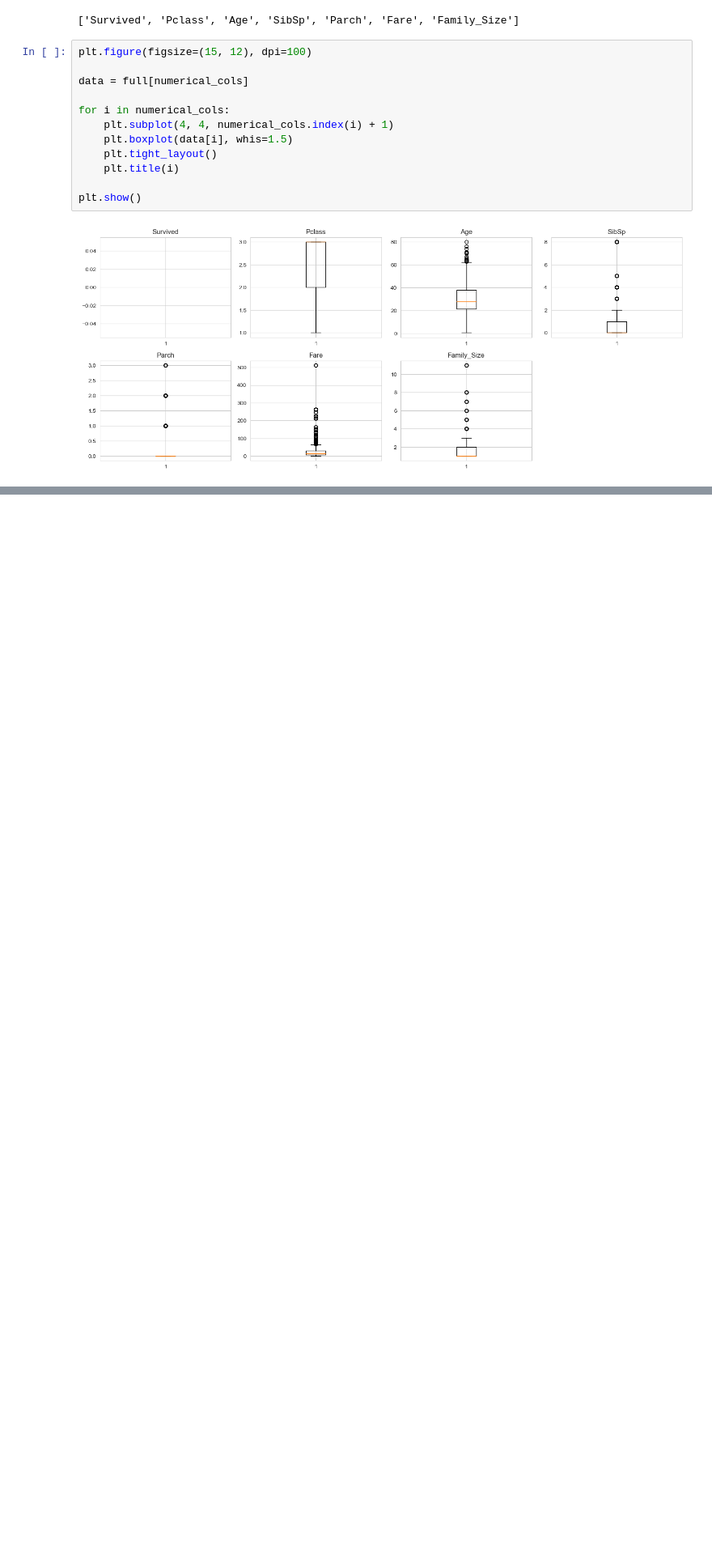
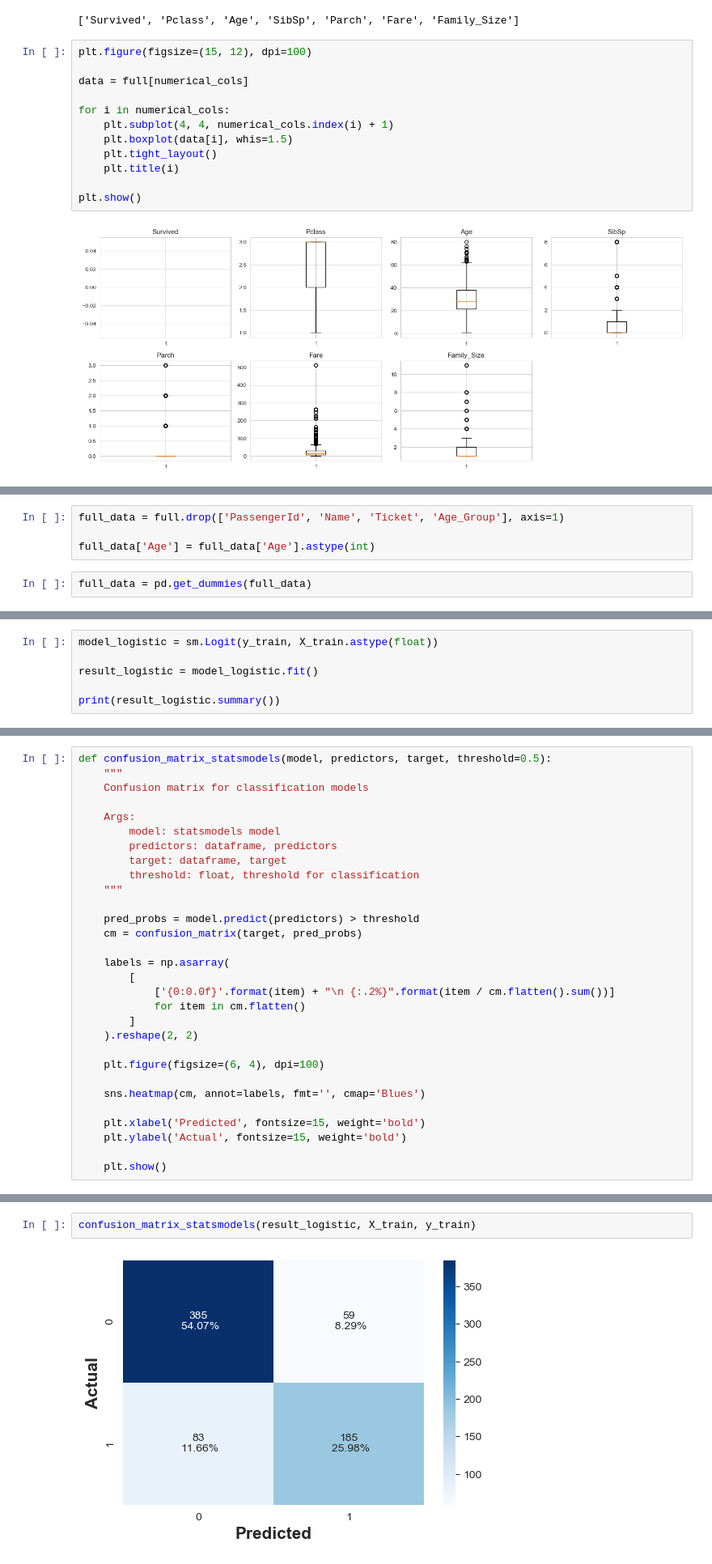
Before and after one commit to ArthurXia1031/Data_Science_Project, a Jupyter notebook: machine_learning/Supervised_Learning/Titanic/Titanic_ML.ipynb, the cells around one changed output, grey strips where cells are left out. Shown at 81% size. Cells and saved outputs as stored; diff of their text form; blank space fills up the shorter version.

```diff
--- a/machine_learning/Supervised_Learning/Titanic/Titanic_ML.ipynb
+++ b/machine_learning/Supervised_Learning/Titanic/Titanic_ML.ipynb
@@ -922,0 +991,6 @@ plt.show()
+# %%
+full_data = full.drop(['PassengerId', 'Name', 'Ticket', 'Age_Group'], axis=1)
+
+full_data['Age'] = full_data['Age'].astype(int)
+# %%
+full_data = pd.get_dummies(full_data)
@@ -922,0 +1055,6 @@ plt.show()
+# %%
+model_logistic = sm.Logit(y_train, X_train.astype(float))
+
+result_logistic = model_logistic.fit()
+
+print(result_logistic.summary())
@@ -922,0 +1130,30 @@ plt.show()
+# %%
+def confusion_matrix_statsmodels(model, predictors, target, threshold=0.5):
+    """
+    Confusion matrix for classification models
+
+    Args:
+        model: statsmodels model
+        predictors: dataframe, predictors
+        target: dataframe, target
+        threshold: float, threshold for classification
+    """
+
+    pred_probs = model.predict(predictors) > threshold
+    cm = confusion_matrix(target, pred_probs)
+
+    labels = np.asarray(
+        [
+            ['{0:0.0f}'.format(item) + "\n {:.2%}".format(item / cm.flatten().sum())]
+            for item in cm.flatten()
+        ]
+    ).reshape(2, 2)
+
+    plt.figure(figsize=(6, 4), dpi=100)
+
+    sns.heatmap(cm, annot=labels, fmt='', cmap='Blues')
+
+    plt.xlabel('Predicted', fontsize=15, weight='bold')
+    plt.ylabel('Actual', fontsize=15, weight='bold')
+
+    plt.show()
@@ -922,0 +1167,4 @@ plt.show()
+# %%
+confusion_matrix_statsmodels(result_logistic, X_train, y_train)
+# %% [output]
+[figure, added]
```
Also changed, not shown: parts of 38 cells of this notebook.
